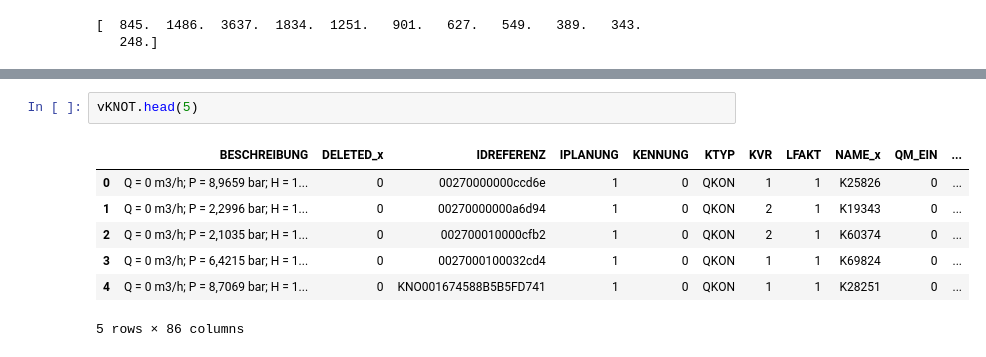
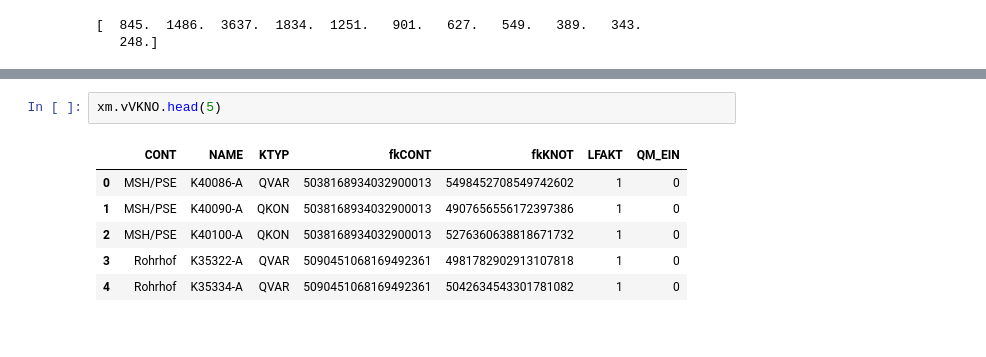
Before and after one commit to aw3s/PT3S, a Jupyter notebook: nb/XmWithPandas.ipynb, the cells around one changed output, grey strips where cells are left out. Cells and saved outputs as stored; diff of their text form.

```diff
--- a/nb/XmWithPandas.ipynb
+++ b/nb/XmWithPandas.ipynb
@@ -294,10 +190,9 @@ dtype: object
 # %%
-vKNOT.head(5)
+xm.vVKNO.head(5)
 # %% [output]
-|  | BESCHREIBUNG | DELETED_x | IDREFERENZ | IPLANUNG | KENNUNG | KTYP | KVR | LFAKT | NAME_x | QM_EIN | ... |
-| 0 | Q = 0 m3/h; P = 8,9659 bar; H = 1... | 0 | 00270000000ccd6e | 1 | 0 | QKON | 1 | 1 | K25826 | 0 | ... |
-| 1 | Q = 0 m3/h; P = 2,2996 bar; H = 1... | 0 | 00270000000a6d94 | 1 | 0 | QKON | 2 | 1 | K19343 | 0 | ... |
-| 2 | Q = 0 m3/h; P = 2,1035 bar; H = 1... | 0 | 002700010000cfb2 | 1 | 0 | QKON | 2 | 1 | K60374 | 0 | ... |
-| 3 | Q = 0 m3/h; P = 6,4215 bar; H = 1... | 0 | 0027000100032cd4 | 1 | 0 | QKON | 1 | 1 | K69824 | 0 | ... |
-| 4 | Q = 0 m3/h; P = 8,7069 bar; H = 1... | 0 | KNO001674588B5B5FD741 | 1 | 0 | QKON | 1 | 1 | K28251 | 0 | ... |
+|  | CONT | NAME | KTYP | fkCONT | fkKNOT | LFAKT | QM_EIN |
+| 0 | MSH/PSE | K40086-A | QVAR | 5038168934032900013 | 5498452708549742602 | 1 | 0 |
+| 1 | MSH/PSE | K40090-A | QKON | 5038168934032900013 | 4907656556172397386 | 1 | 0 |
+| 2 | MSH/PSE | K40100-A | QKON | 5038168934032900013 | 5276360638818671732 | 1 | 0 |
+| 3 | Rohrhof | K35322-A | QVAR | 5090451068169492361 | 4981782902913107818 | 1 | 0 |
+| 4 | Rohrhof | K35334-A | QVAR | 5090451068169492361 | 5042634543301781082 | 1 | 0 |
-5 rows × 86 columns
```
Also changed, not shown: parts of 17 cells of this notebook, 1 other file.
